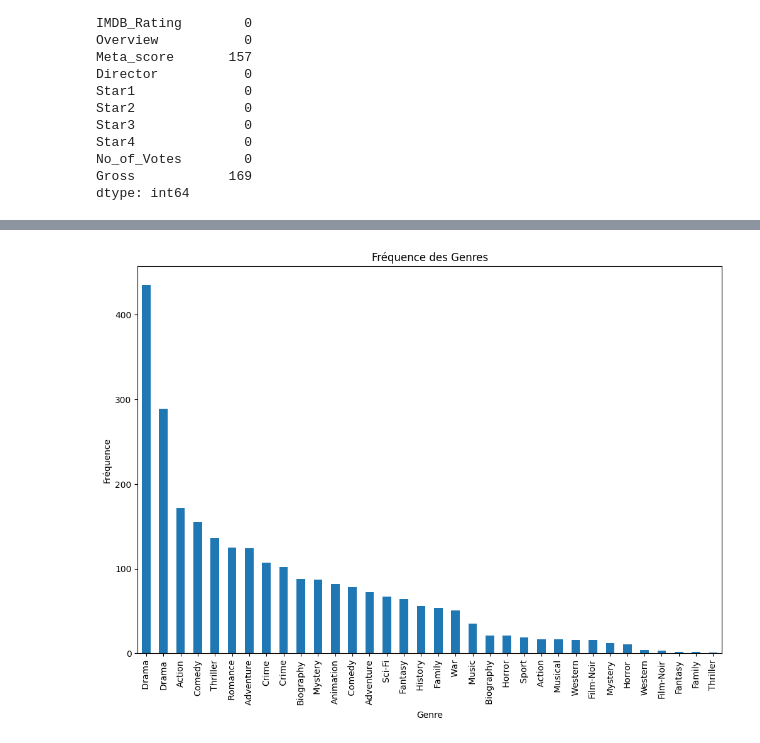
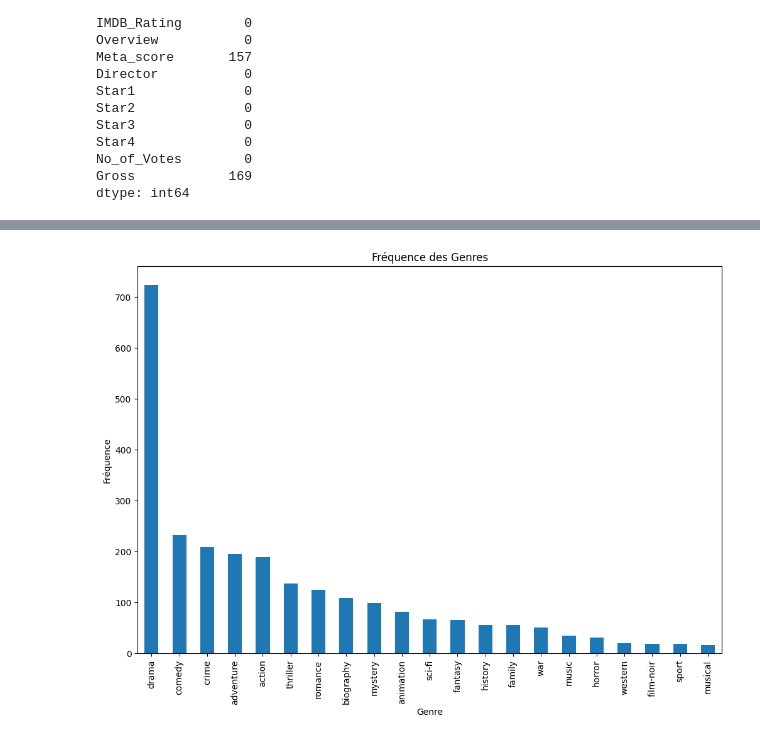
Before and after one commit to HaileSa/ML_IMDbSeries, a Jupyter notebook: imdbseries.ipynb, the cells around one changed output, grey strips where cells are left out. Drawn from its saved outputs; the diff is of its cells as text; code cells hidden in the pictures.

```diff
--- a/imdbseries.ipynb
+++ b/imdbseries.ipynb
@@ -54,3 +56,11 @@ plt.ylabel('Fréquence')
 plt.show()
 # %% [output]
 [figure]
+# %%
+data['Released_Year'] = pd.to_numeric(data['Released_Year'].replace('PG', np.nan))
+
+# Remplacer les NaN par une valeur par défaut, par exemple 0, puis convertir en int
+data['Released_Year'] = data['Released_Year'].fillna(1900).astype(int)
+
+# Afficher les premières lignes pour vérifier
+data.head()
@@ -73,0 +86,3 @@ plt.show()
+# %%
+data['Runtime'] = data['Runtime'].str.replace(' min', '')
+data.head()
@@ -95,12 +117,3 @@ Star4              0
 No_of_Votes        0
 Gross            169
 dtype: int64
-# %%
-data['Gross'] = data['Gross'].replace({',': ''}, regex=True) # Enlever les virgules
-data['Gross'] = pd.to_numeric(data['Gross'], errors='coerce') # Convertir en chiffres
-
-data['Gross'] = data['Gross'].replace({np.nan: data['Gross'].median()})
-data['Meta_score'] = data['Meta_score'].replace({np.nan: data['Meta_score'].median()})
-data.drop(columns="Certificate", inplace=True)
-
-data.isnull().sum()
@@ -122,0 +120,6 @@ dtype: int64
+# %%
+data['Gross'] = data['Gross'].str.replace(',', '').astype(float)
+
+# Remplacer les valeurs manquantes par la médiane
+data['Gross'].fillna(data['Gross'].median(), inplace=True)
+data['Meta_score'].fillna(data['Meta_score'].median(), inplace=True)
@@ -123,14 +139,15 @@ dtype: int64
 # %%
 # Séparer les genres et compter leur fréquence
-genre_counts = data['Genre'].str.split(',', expand=True).stack().value_counts()
+data['Genre'] = data['Genre'].str.strip().str.lower()
+genre_counts = data['Genre'].str.split(',', expand=True).stack().str.strip().value_counts()
 
 # Visualiser la fréquence des genres
 plt.figure(figsize=(12, 8))
 genre_counts.plot(kind='bar')
 plt.title('Fréquence des Genres')
 plt.xlabel('Genre')
 plt.ylabel('Fréquence')
 plt.xticks(rotation=90)
 plt.show()
 # %% [output]
-[figure, old version]
+[figure, new version]
```
Also changed, not shown: parts of 18 cells of this notebook, 1 other file.
